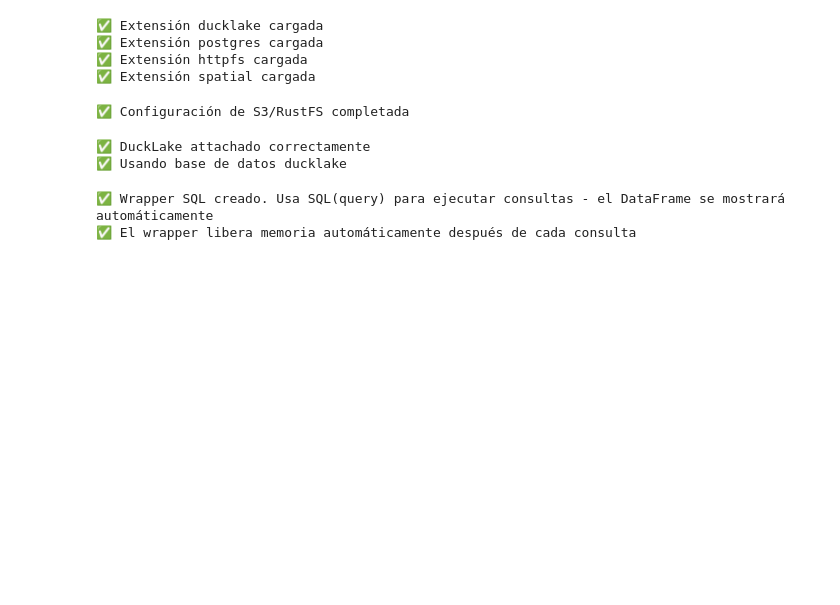
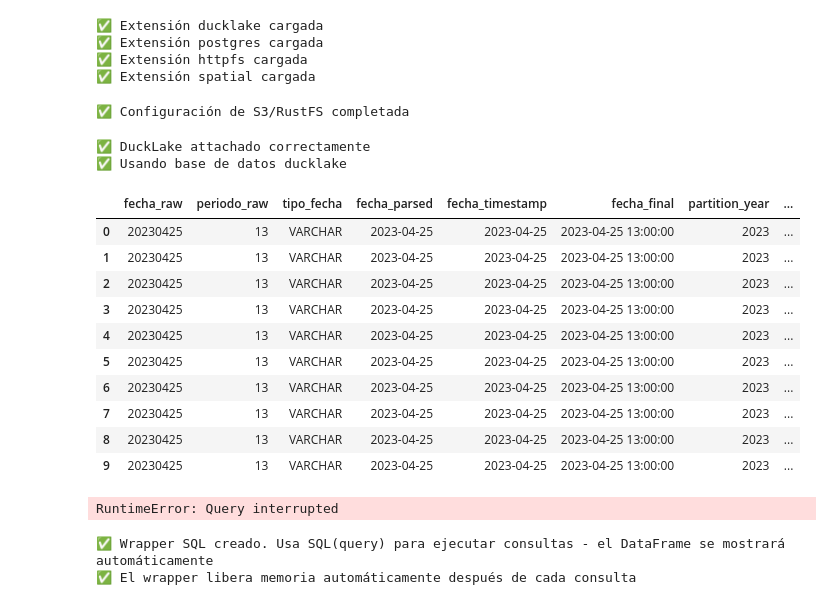
Before and after one commit to bgramaje/muceim-airflow, a Jupyter notebook: notebooks/queries.ipynb, the cells around one changed output. Cells and saved outputs as stored; diff of their text form; code cells hidden in the pictures; blank space fills up the shorter version.

```diff
--- a/notebooks/queries.ipynb
+++ b/notebooks/queries.ipynb
@@ -98,6 +141,57 @@ print("✅ Usando base de datos ducklake")
 # %% [output]
 ✅ DuckLake attachado correctamente
 ✅ Usando base de datos ducklake
+# %%
+# 🔍 DIAGNÓSTICO: Ver qué produce strptime y las funciones de partición
+# Esto nos dirá exactamente qué valores está generando
+
+SQL("""
+    SELECT
+        fecha as fecha_raw,
+        periodo as periodo_raw,
+        typeof(fecha) as tipo_fecha,
+        -- Conversión paso a paso
+        strptime(fecha, '%Y%m%d') as fecha_parsed,
+        strptime(fecha, '%Y%m%d')::TIMESTAMP as fecha_timestamp,
+        strptime(fecha, '%Y%m%d')::TIMESTAMP + (periodo::INTEGER * INTERVAL 1 HOUR) as fecha_final,
+        -- Valores que irían a las particiones
+        year(strptime(fecha, '%Y%m%d')::TIMESTAMP + (periodo::INTEGER * INTERVAL 1 HOUR)) as partition_year,
+        month(strptime(fecha, '%Y%m%d')::TIMESTAMP + (periodo::INTEGER * INTERVAL 1 HOUR)) as partition_month,
+        day(strptime(fecha, '%Y%m%d')::TIMESTAMP + (periodo::INTEGER * INTERVAL 1 HOUR)) as partition_day
+    FROM bronze_mitma_od_municipios
+    LIMIT 10
+""")
+# %% [output]
+|  | fecha_raw | periodo_raw | tipo_fecha | fecha_parsed | fecha_timestamp | fecha_final | partition_year | ... |
+| 0 | 20230425 | 13 | VARCHAR | 2023-04-25 | 2023-04-25 | 2023-04-25 13:00:00 | 2023 | ... |
+| 1 | 20230425 | 13 | VARCHAR | 2023-04-25 | 2023-04-25 | 2023-04-25 13:00:00 | 2023 | ... |
+| 2 | 20230425 | 13 | VARCHAR | 2023-04-25 | 2023-04-25 | 2023-04-25 13:00:00 | 2023 | ... |
+| 3 | 20230425 | 13 | VARCHAR | 2023-04-25 | 2023-04-25 | 2023-04-25 13:00:00 | 2023 | ... |
+| 4 | 20230425 | 13 | VARCHAR | 2023-04-25 | 2023-04-25 | 2023-04-25 13:00:00 | 2023 | ... |
+| 5 | 20230425 | 13 | VARCHAR | 2023-04-25 | 2023-04-25 | 2023-04-25 13:00:00 | 2023 | ... |
+| 6 | 20230425 | 13 | VARCHAR | 2023-04-25 | 2023-04-25 | 2023-04-25 13:00:00 | 2023 | ... |
+| 7 | 20230425 | 13 | VARCHAR | 2023-04-25 | 2023-04-25 | 2023-04-25 13:00:00 | 2023 | ... |
+| 8 | 20230425 | 13 | VARCHAR | 2023-04-25 | 2023-04-25 | 2023-04-25 13:00:00 | 2023 | ... |
+| 9 | 20230425 | 13 | VARCHAR | 2023-04-25 | 2023-04-25 | 2023-04-25 13:00:00 | 2023 | ... |
+# %%
+# 🔍 DIAGNÓSTICO: Ver qué datos tiene silver_od_v2 y sus valores de fecha
+# Esto nos dirá si los datos insertados tienen fechas correctas o no
+
+SQL("""
+    SELECT
+        fecha,
+        typeof(fecha) as tipo,
+        year(fecha) as y,
+        month(fecha) as m,
+        day(fecha) as d,
+        COUNT(*) as cnt
+    FROM silver_od_v2
+    GROUP BY fecha, typeof(fecha), year(fecha), month(fecha), day(fecha)
+    ORDER BY fecha
+    LIMIT 20
+""")
+# %% [output]
+RuntimeError: Query interrupted
 # %%
 # Wrapper SQL para simplificar consultas y liberar memoria
 import gc
```
Also changed, not shown: parts of 2 cells of this notebook, 10 other files.
